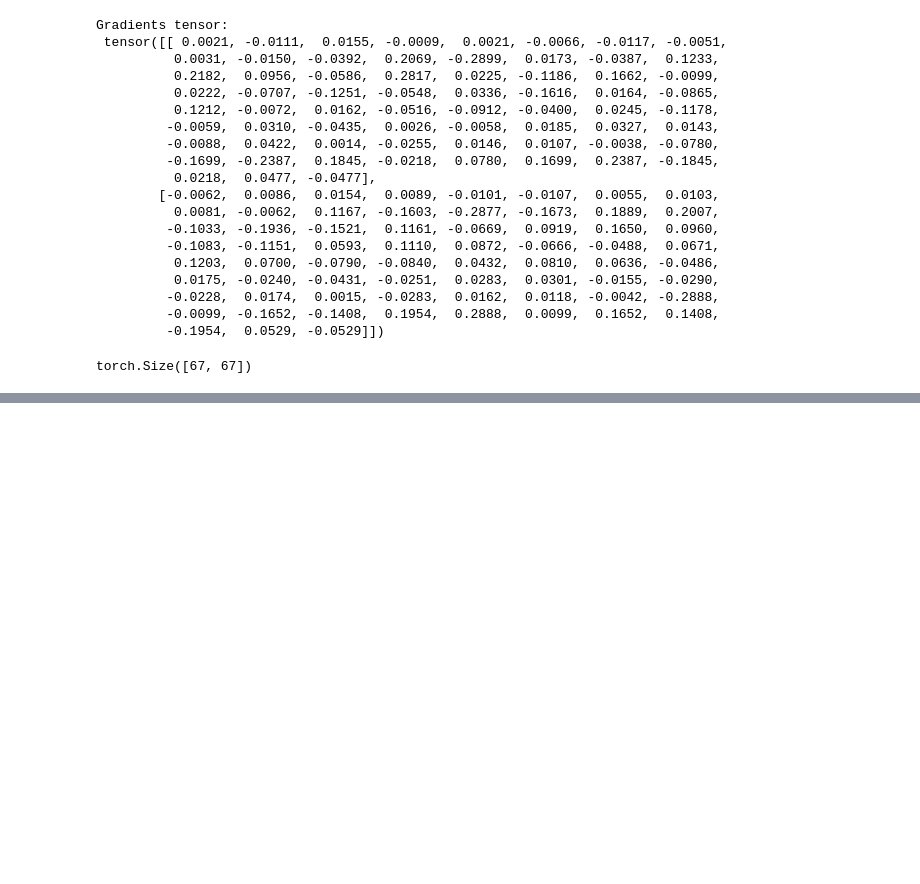
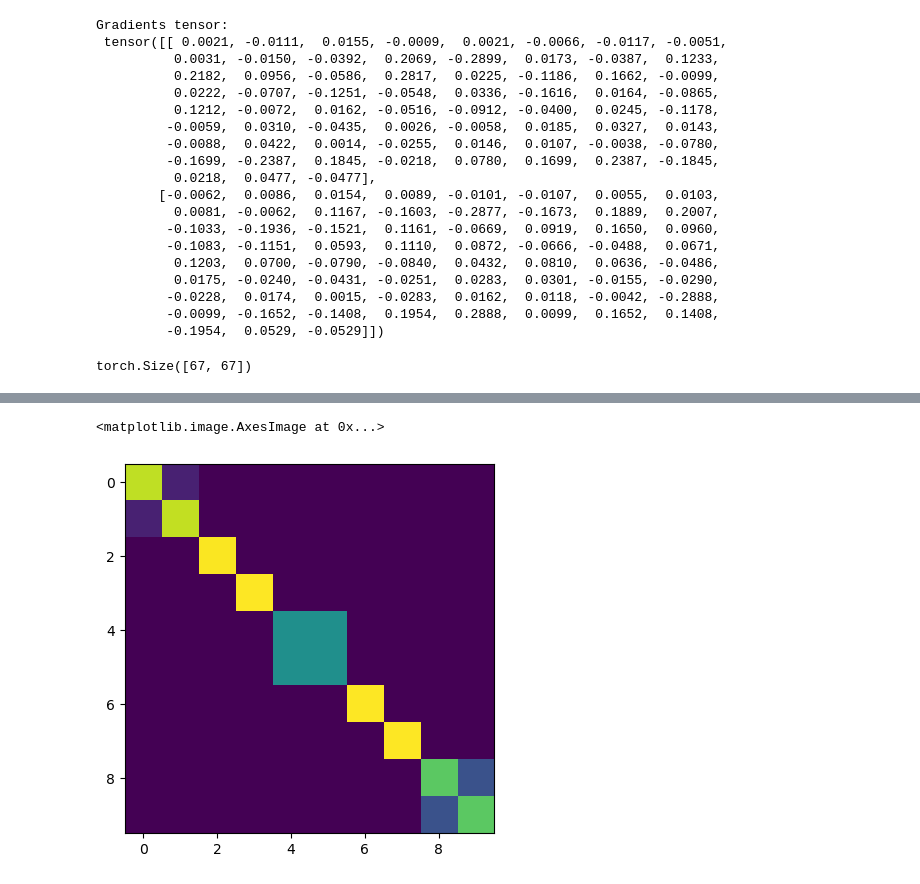
Before and after one commit to youlei202/CBS, a Jupyter notebook: test.ipynb, the cells around one changed output, grey strips where cells are left out. Saved outputs shown, nothing was run; the diff lists cells and outputs as text; code cells hidden in the pictures; blank space fills up the shorter version.

```diff
--- a/test.ipynb
+++ b/test.ipynb
@@ -348,3 +348,39 @@ Gradients tensor:
 (grads.T @ grads).shape
 # %% [output]
 torch.Size([67, 67])
+# %%
+import numpy as np
+import matplotlib.pyplot as plt
+import ot
+
+# Set random seed for reproducibility
+np.random.seed(42)
+
+# Generate data for distribution u (2D)
+num_points = 10
+mean_u = [0, 0]
+cov_u = [[1, 0], [0, 1]]
+u = np.random.multivariate_normal(mean_u, cov_u, num_points)
+
+# Generate data for distribution v (1D) using data points from u with the second dimension missing
+v = u[:, 0].copy()
+
+# Embed v back into the 2D space by adding a new dimension with zeros
+v_embedded = np.zeros((num_points, 2))
+v_embedded[:, 0] = v
+
+# Assign custom mass values for points in u and v
+# a = np.array([0.05, 0.2, 0.1, 0.05, 0.1, 0.15, 0.1, 0.1, 0.05, 0.1])
+# b = np.array([0.1, 0.1, 0.1, 0.1, 0.1, 0.1, 0.1, 0.1, 0.1, 0.1])
+a = [1/num_points for i in range(num_points)]
+b = [1/num_points for i in range(num_points)]
+
+# Check if the total mass of u and v is the same
+assert np.isclose(np.sum(a), np.sum(b)), "The total mass of u and v should be the same"
+
+# Compute the cost matrix (squared Euclidean distance) between u and v_embedded
+M = ot.dist(u, v_embedded, metric='sqeuclidean')
+
+# Compute the optimal transport plan using the Sinkhorn algorithm
+reg = 0.01  # regularization parameter
+P = ot.sinkhorn(a, b, M, reg)
@@ -350,0 +404,5 @@ torch.Size([67, 67])
+# %%
+plt.imshow(P)
+# %% [output]
+<matplotlib.image.AxesImage at 0x...>
+[figure, added]
```
Also changed, not shown: parts of 8 cells of this notebook.
